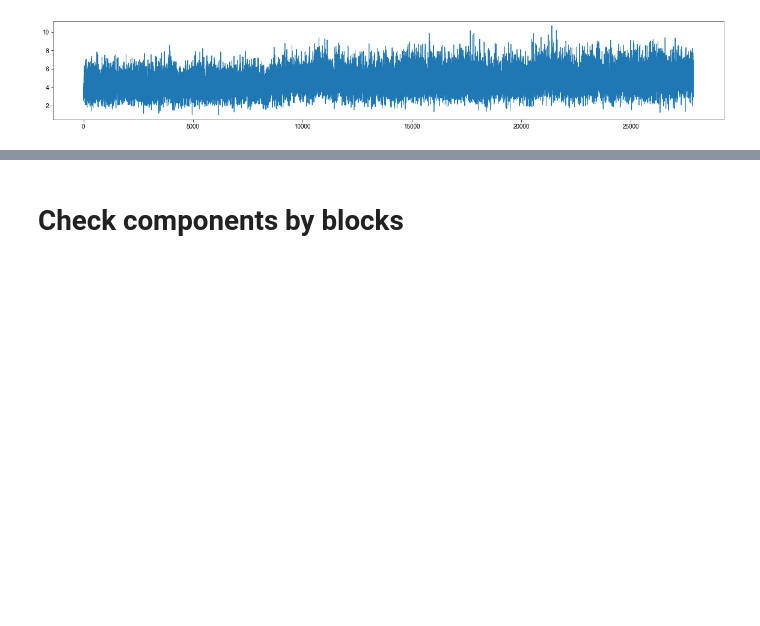
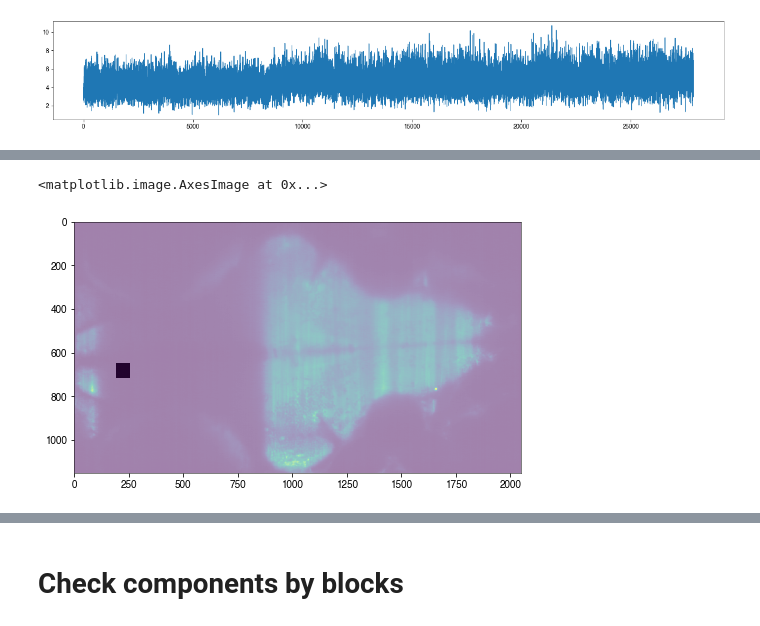
Before and after one commit to zqwei/Glia_analysis, a Jupyter notebook: Processing/DFF_visualization.ipynb, the cells around one changed output, grey strips where cells are left out. Cells and saved outputs as stored; diff of their text form; code cells hidden in the pictures; blank space fills up the shorter version.

```diff
--- a/Processing/DFF_visualization.ipynb
+++ b/Processing/DFF_visualization.ipynb
@@ -62,0 +79,12 @@ plt.imshow(A_[:dx, :dy])
+# %%
+mask_ = np.zeros((brain_map.shape[1],brain_map.shape[2])).astype('int')
+mask_[648:720, 192:256]=1
+# %%
+plt.figure(figsize=(8, 8))
+plt.imshow(brain_map[10].squeeze())
+plt.imshow(mask_, cmap='gray_r', alpha=0.5)
+# plt.xlim([200,400])
+# plt.ylim([600,800])
+# %% [output]
+<matplotlib.image.AxesImage at 0x...>
+[figure, added]
```
Also changed, not shown: parts of 8 cells of this notebook, 1 other file.
